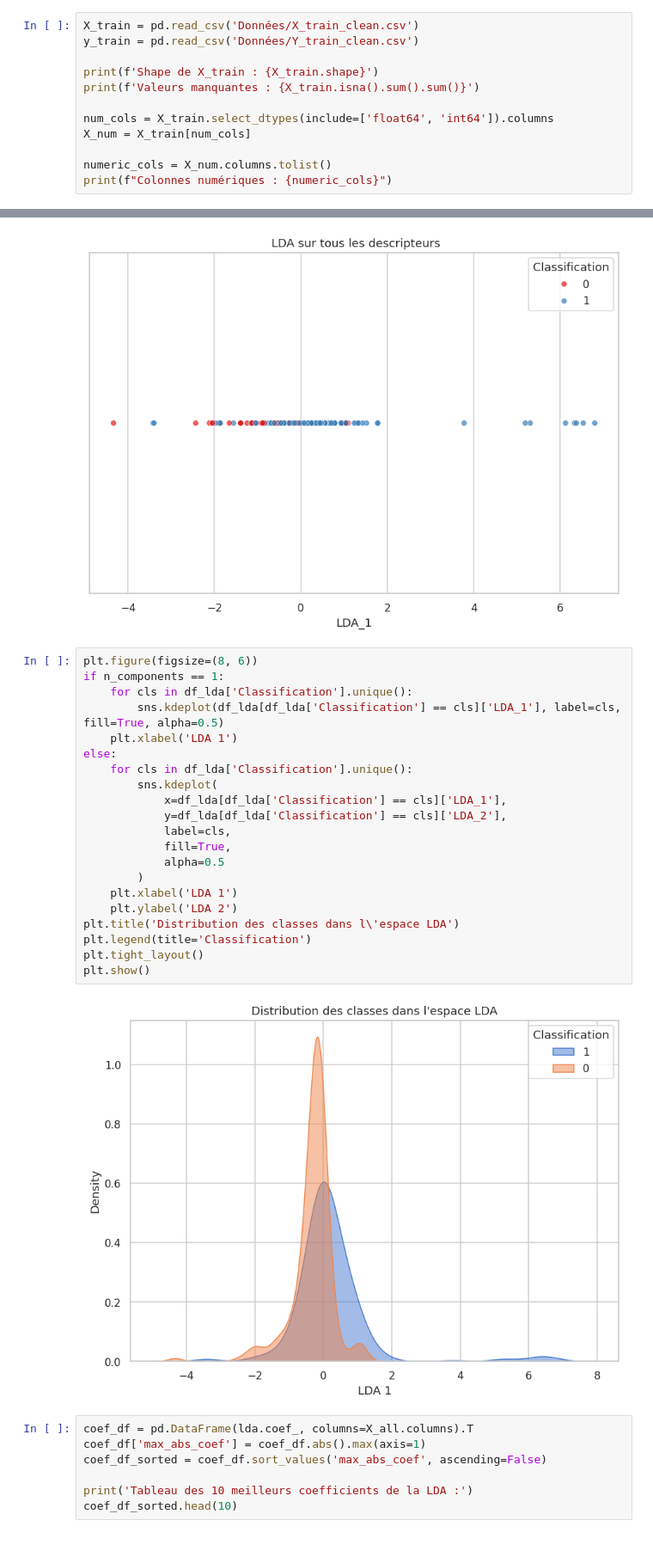
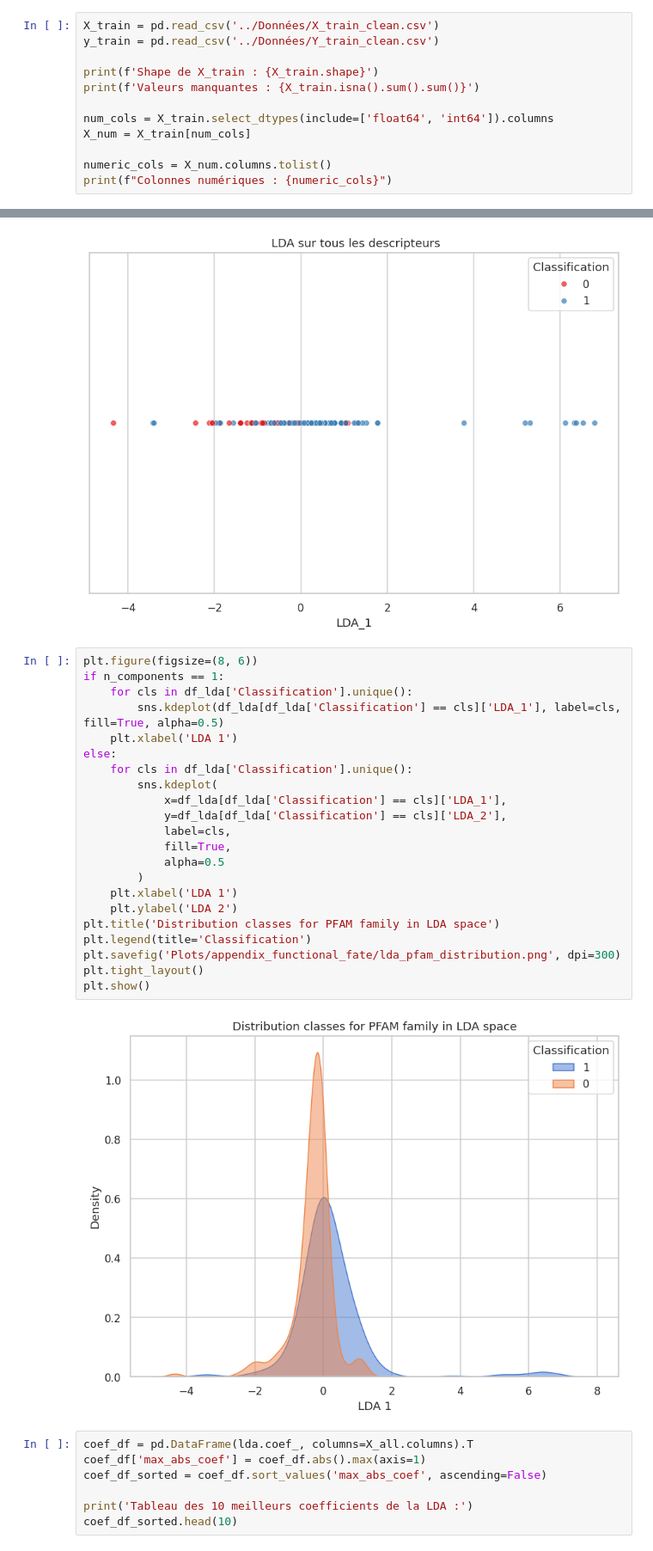
Before and after one commit to ThomasHucorne/mimiSBM, a Jupyter notebook: lda_pfam.ipynb, the cells around one changed output, grey strips where cells are left out. Shown at 86% size. Saved outputs shown, nothing was run; the diff lists cells and outputs as text.

Commit message:
Modification and recovery of figures for report

```diff
--- a/lda_pfam.ipynb
+++ b/lda_pfam.ipynb
@@ -22,8 +22,8 @@ n_init = 20
 # %% [markdown]
 ## Chargement et preprocessing
 # %%
-X_train = pd.read_csv('Données/X_train_clean.csv')
-y_train = pd.read_csv('Données/Y_train_clean.csv')
+X_train = pd.read_csv('../Données/X_train_clean.csv')
+y_train = pd.read_csv('../Données/Y_train_clean.csv')
 
 print(f'Shape de X_train : {X_train.shape}')
 print(f'Valeurs manquantes : {X_train.isna().sum().sum()}')
@@ -107,26 +107,27 @@ plt.show()
 # %%
 plt.figure(figsize=(8, 6))
 if n_components == 1:
     for cls in df_lda['Classification'].unique():
         sns.kdeplot(df_lda[df_lda['Classification'] == cls]['LDA_1'], label=cls, fill=True, alpha=0.5)
     plt.xlabel('LDA 1')
 else:
     for cls in df_lda['Classification'].unique():
         sns.kdeplot(
             x=df_lda[df_lda['Classification'] == cls]['LDA_1'],
             y=df_lda[df_lda['Classification'] == cls]['LDA_2'],
             label=cls,
             fill=True,
             alpha=0.5
         )
     plt.xlabel('LDA 1')
     plt.ylabel('LDA 2')
-plt.title('Distribution des classes dans l\'espace LDA')
+plt.title('Distribution classes for PFAM family in LDA space')
 plt.legend(title='Classification')
+plt.savefig('Plots/appendix_functional_fate/lda_pfam_distribution.png', dpi=300)
 plt.tight_layout()
 plt.show()
 # %% [output]
-[figure, old version]
+[figure, new version]
 # %%
 coef_df = pd.DataFrame(lda.coef_, columns=X_all.columns).T
 coef_df['max_abs_coef'] = coef_df.abs().max(axis=1)
```
Also changed, not shown: 6 other files.
